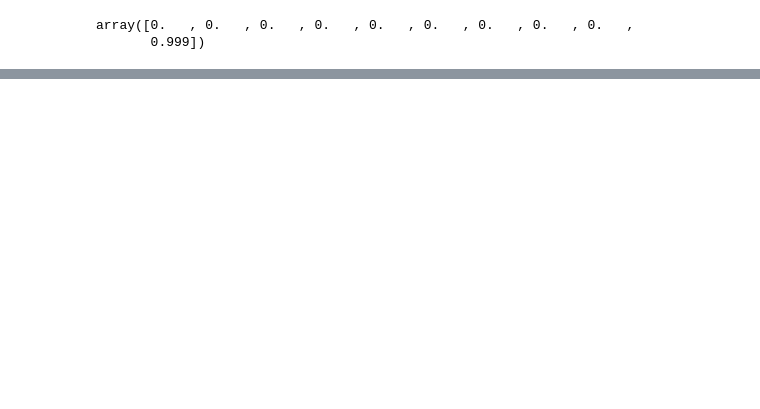
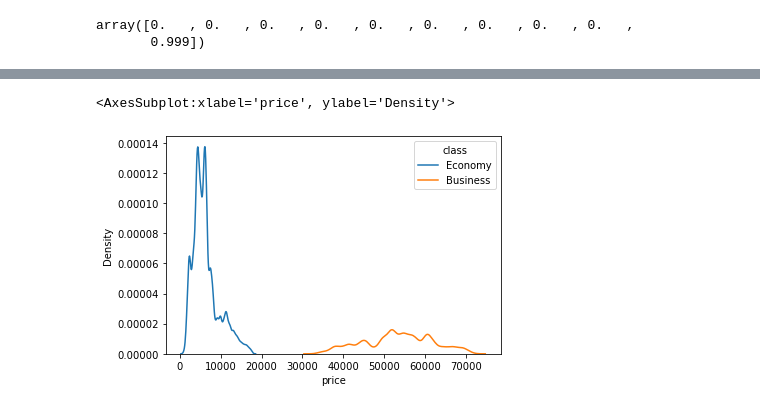
Before and after one commit to felipesveiga/Flight-Price-Estimator, a Jupyter notebook: flight_prices.ipynb, the cells around one changed output, grey strips where cells are left out. Cells and saved outputs as stored; diff of their text form; code cells hidden in the pictures; blank space fills up the shorter version.

```diff
--- a/flight_prices.ipynb
+++ b/flight_prices.ipynb
@@ -882,0 +873,6 @@ class KeepMostImportant(BaseEstimator, TransformerMixin):
+# %%
+# The prices for both classes are visible differentiable!
+kdeplot(data=train_no_outliers, x='price', hue='class')
+# %% [output]
+<AxesSubplot:xlabel='price', ylabel='Density'>
+[figure, added]
```
Also changed, not shown: parts of 14 cells of this notebook.
